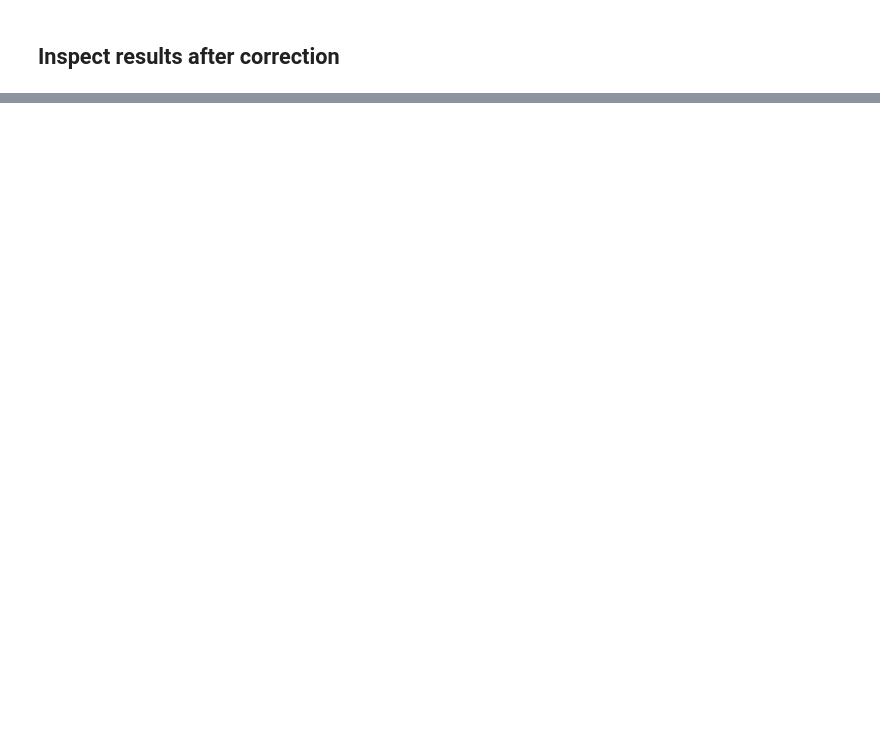
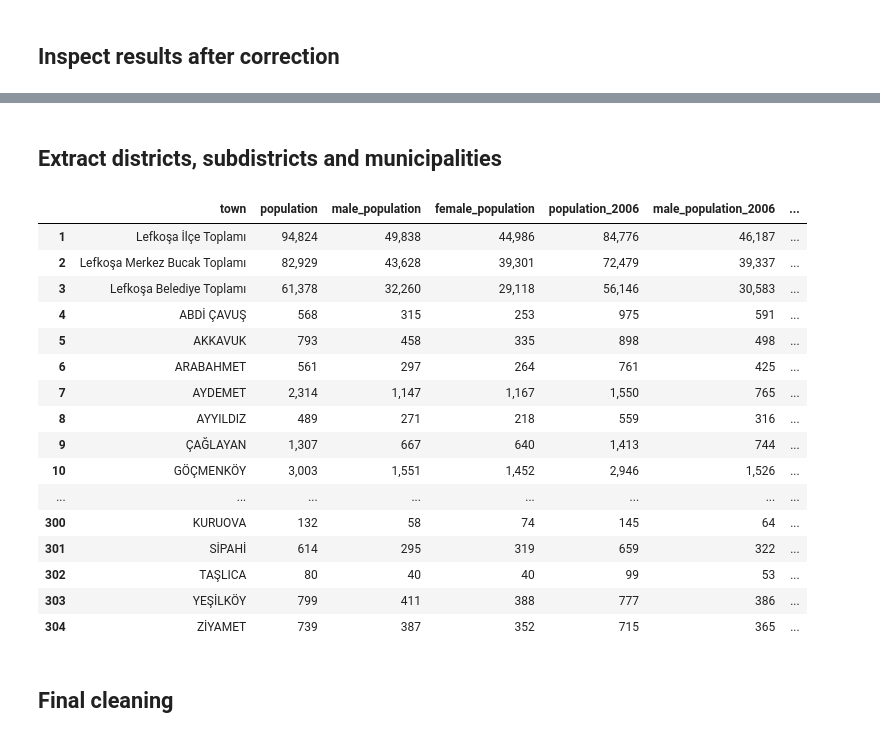
Before and after one commit to jgchaparro/CyprusDB, a Jupyter notebook: CyprusDB_generation.ipynb, the cells around one changed output, grey strips where cells are left out. Saved outputs shown, nothing was run; the diff lists cells and outputs as text; code cells hidden in the pictures; blank space fills up the shorter version.

Commit message:
Adding data for TRNC census

```diff
--- a/CyprusDB_generation.ipynb
+++ b/CyprusDB_generation.ipynb
@@ -335,0 +352,9 @@ census_df = pd.read_csv(f'checkpoints/CyprusDB_cp_v{str(version)}.csv')
+# %%
+# Read each individual page from the PDF file
+# The tables are in pages 25 to 33
+pages = tabula.read_pdf('sources/TRNC Census 2011/nufus_ikinci_.pdf', pages='25-33')
+
+# Delete the three first rows from every page
+# They contain general information
+for page in pages:
+    page.drop(page.index[:3], inplace=True)
@@ -335,0 +394,45 @@ census_df = pd.read_csv(f'checkpoints/CyprusDB_cp_v{str(version)}.csv')
+# %% [markdown]
+## Extract districts, subdistricts and municipalities
+# %%
+# Create a columns named 'district'
+# If 'İlçe' ('district') is in the town name, extract it
+census_df_trnc['district'] = census_df_trnc['town'].apply(lambda x: x.split(' İlçe ')[0] if ' İlçe' in x else np.nan)
+
+# Apply a forward fill to fill the missing values
+census_df_trnc['district'] = census_df_trnc['district'].ffill()
+# %%
+# Create a column for subdistricts
+# If 'Bucak' ('subdistrict') is in the town name, extract it
+census_df_trnc['subdistrict'] = census_df_trnc['town'].apply(lambda x: x.split(' ')[0] if ' Bucak' in x else np.nan)
+
+# Apply a forward fill to fill the missing values
+census_df_trnc['subdistrict'] = census_df_trnc['subdistrict'].ffill()
+# %%
+# Create a column for municipalities
+# If 'Belediye' ('municipality') is in the town name, extract it
+census_df_trnc['municipality'] = census_df_trnc['town'].apply(lambda x: x.split(' ')[0] if ' Belediye' in x else np.nan)
+
+# Apply a forward fill to fill the missing values
+census_df_trnc['municipality'] = census_df_trnc['municipality'].ffill()
+# %%
+census_df_trnc
+# %% [output]
+|  | town | population | male_population | female_population | population_2006 | male_population_2006 | ... |
+| 1 | Lefkoşa İlçe Toplamı | 94,824 | 49,838 | 44,986 | 84,776 | 46,187 | ... |
+| 2 | Lefkoşa Merkez Bucak Toplamı | 82,929 | 43,628 | 39,301 | 72,479 | 39,337 | ... |
+| 3 | Lefkoşa Belediye Toplamı | 61,378 | 32,260 | 29,118 | 56,146 | 30,583 | ... |
+| 4 | ABDİ ÇAVUŞ | 568 | 315 | 253 | 975 | 591 | ... |
+| 5 | AKKAVUK | 793 | 458 | 335 | 898 | 498 | ... |
+| 6 | ARABAHMET | 561 | 297 | 264 | 761 | 425 | ... |
+| 7 | AYDEMET | 2,314 | 1,147 | 1,167 | 1,550 | 765 | ... |
+| 8 | AYYILDIZ | 489 | 271 | 218 | 559 | 316 | ... |
+| 9 | ÇAĞLAYAN | 1,307 | 667 | 640 | 1,413 | 744 | ... |
+| 10 | GÖÇMENKÖY | 3,003 | 1,551 | 1,452 | 2,946 | 1,526 | ... |
+| ... | ... | ... | ... | ... | ... | ... | ... |
+| 300 | KURUOVA | 132 | 58 | 74 | 145 | 64 | ... |
+| 301 | SİPAHİ | 614 | 295 | 319 | 659 | 322 | ... |
+| 302 | TAŞLICA | 80 | 40 | 40 | 99 | 53 | ... |
+| 303 | YEŞİLKÖY | 799 | 411 | 388 | 777 | 386 | ... |
+| 304 | ZİYAMET | 739 | 387 | 352 | 715 | 365 | ... |
+# %% [markdown]
+## Final cleaning
```
Also changed, not shown: parts of 12 cells of this notebook, 4 other files.
